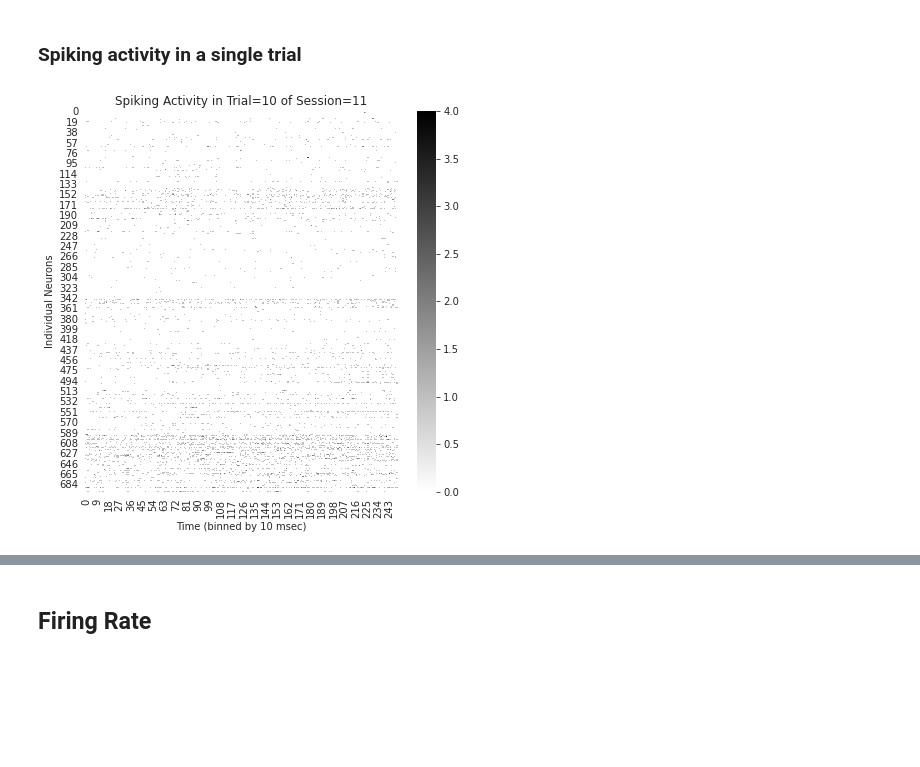
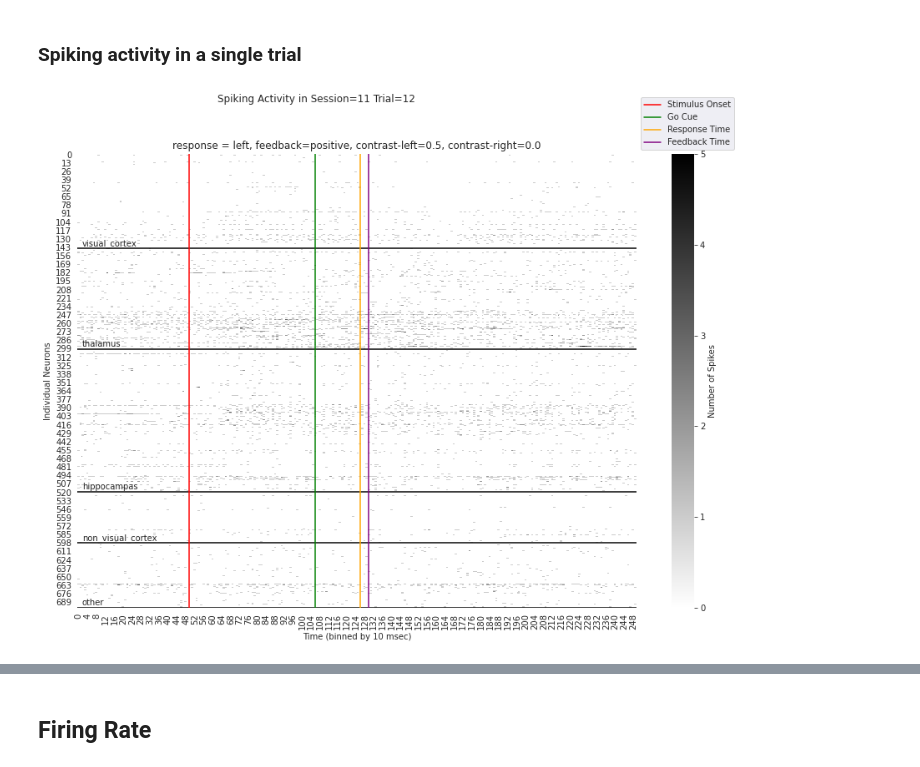
Before and after one commit to theairbend3r/spiking-brains, a Jupyter notebook: 02_behaviour_analysis.ipynb, the cells around one changed output, grey strips where cells are left out. Drawn from its saved outputs; the diff is of its cells as text; code cells hidden in the pictures; blank space fills up the shorter version.

Commit message:
Updated plotting and other utilities.

```diff
--- a/02_behaviour_analysis.ipynb
+++ b/02_behaviour_analysis.ipynb
@@ -102,7 +146,6 @@ filter_neurons_by_brain_region(session_data = all_data[11],
 # %% [markdown]
 ### Spiking activity in a single trial
 # %%
-plot_spikes_raster(trial_spikes_arr=all_data[11]["spks"][:, 10, :],
-                   title_info={"Trial": 10, "Session": 11})
+plot_spikes_raster(all_data=all_data, session_id=11, trial_id=12)
 # %% [output]
-[figure, old version]
+[figure, new version]
```
Also changed, not shown: parts of 38 cells of this notebook, 6 other files.
